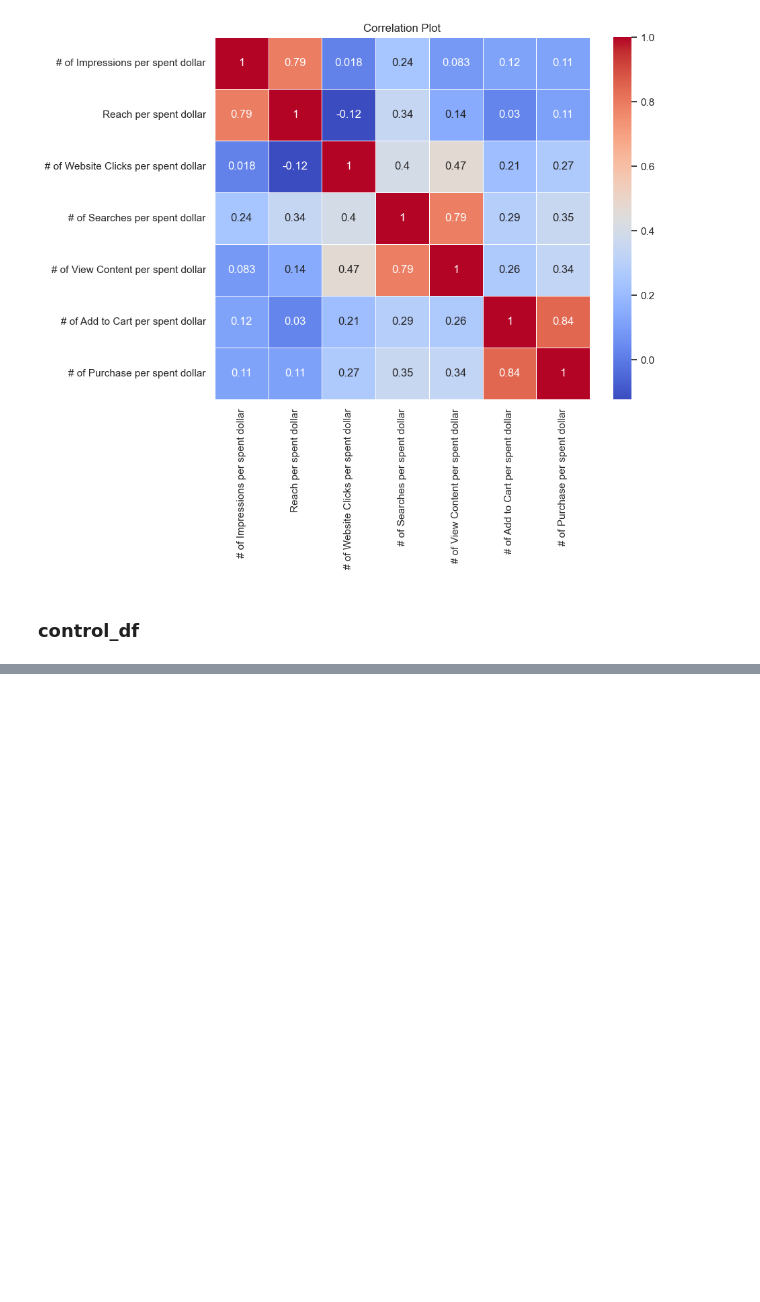
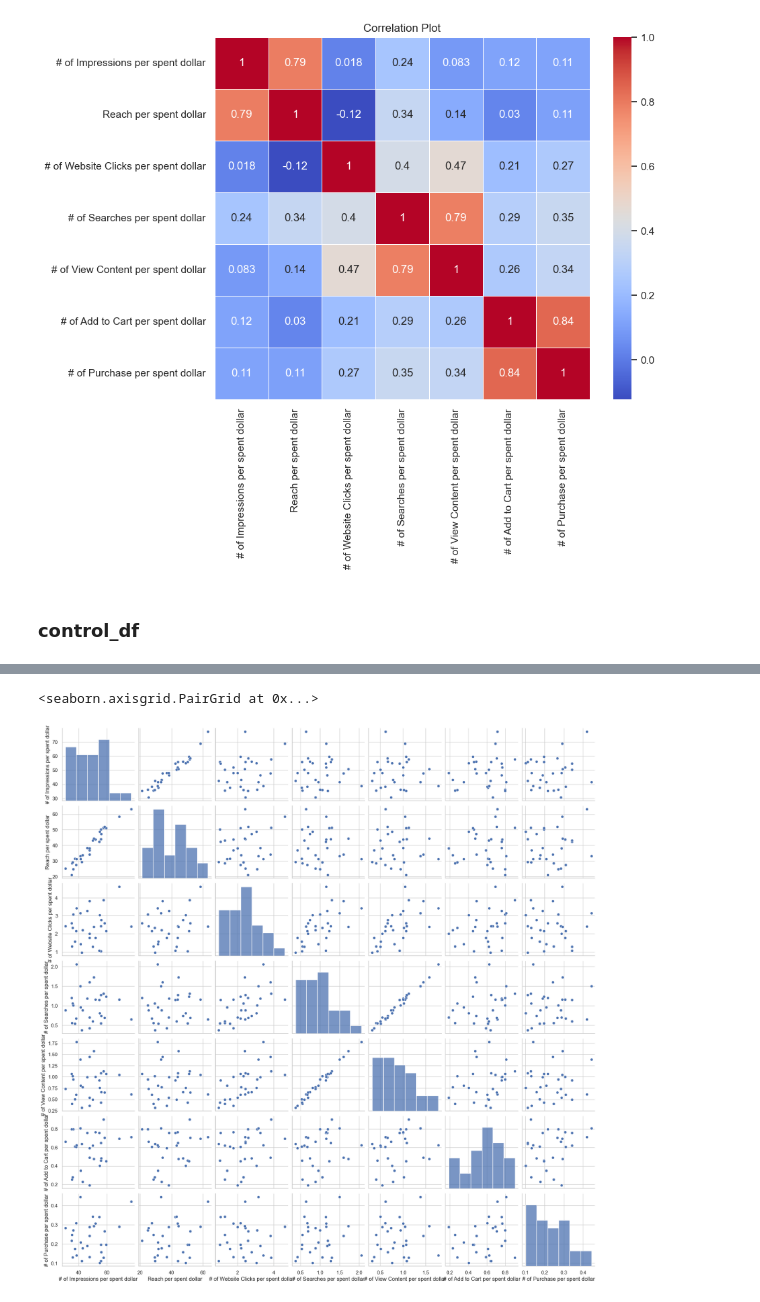
Before and after one commit to maxlyara1/ab-test-hackathon, a Jupyter notebook: ab.ipynb, the cells around one changed output, grey strips where cells are left out. Cells and saved outputs as stored; diff of their text form; code cells hidden in the pictures; blank space fills up the shorter version.

```diff
--- a/ab.ipynb
+++ b/ab.ipynb
@@ -353,0 +382,7 @@ cut_agg_control_df
+# %%
+sns.pairplot(
+    cut_agg_control_df
+)
+# %% [output]
+<seaborn.axisgrid.PairGrid at 0x...>
+[figure, added]
```
Also changed, not shown: parts of 6 cells of this notebook.
